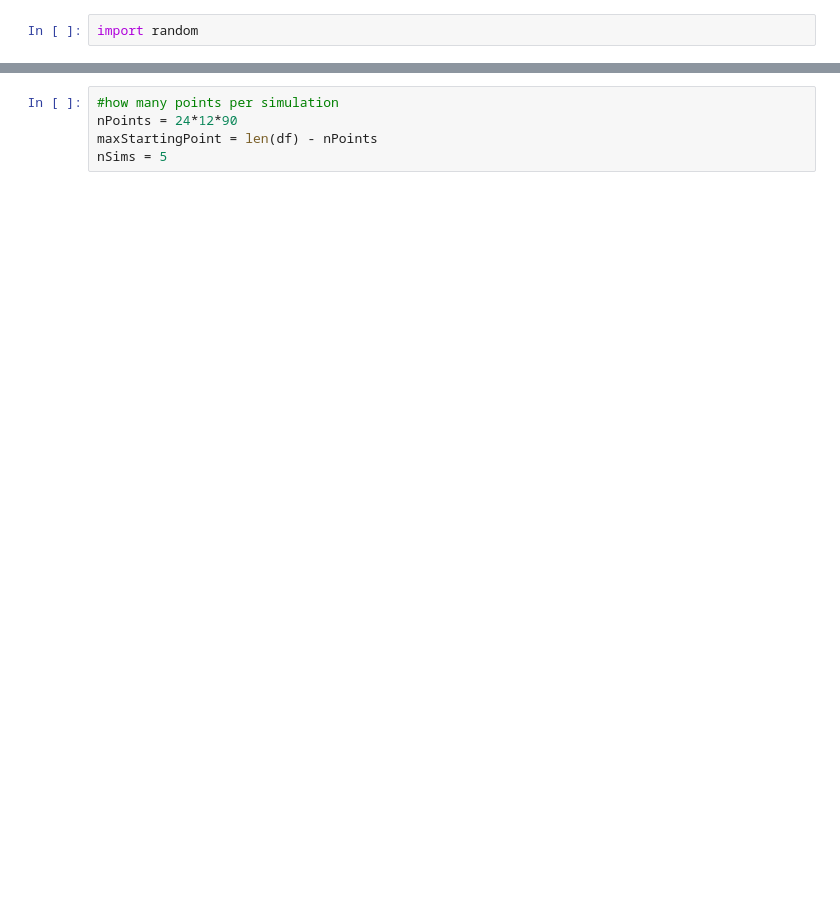
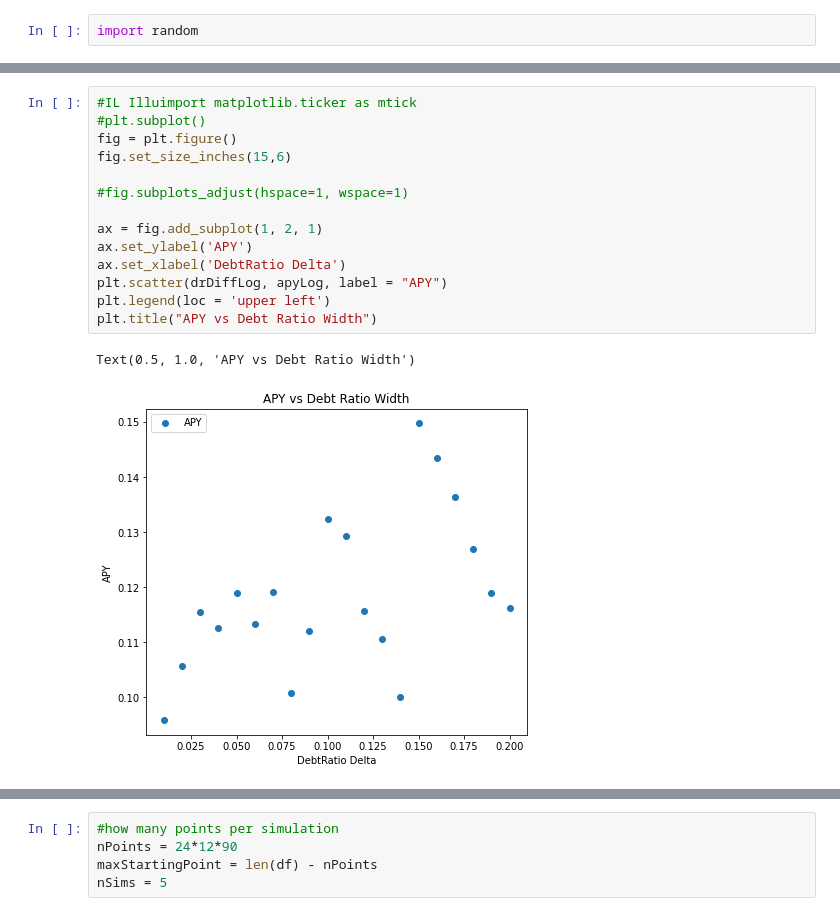
Before and after one commit to RoboVault/robo-sim, a Jupyter notebook: marketDataSimulation.ipynb, the cells around one changed output, grey strips where cells are left out. Drawn from its saved outputs; the diff is of its cells as text; blank space fills up the shorter version.

```diff
--- a/marketDataSimulation.ipynb
+++ b/marketDataSimulation.ipynb
@@ -121,0 +158,17 @@ import random
+# %%
+#IL Illuimport matplotlib.ticker as mtick
+#plt.subplot()
+fig = plt.figure()
+fig.set_size_inches(15,6)
+
+#fig.subplots_adjust(hspace=1, wspace=1)
+
+ax = fig.add_subplot(1, 2, 1)
+ax.set_ylabel('APY')
+ax.set_xlabel('DebtRatio Delta')
+plt.scatter(drDiffLog, apyLog, label = "APY")
+plt.legend(loc = 'upper left')
+plt.title("APY vs Debt Ratio Width")
+# %% [output]
+Text(0.5, 1.0, 'APY vs Debt Ratio Width')
+[figure, added]
```
Also changed, not shown: parts of 8 cells of this notebook, 1 other file.
